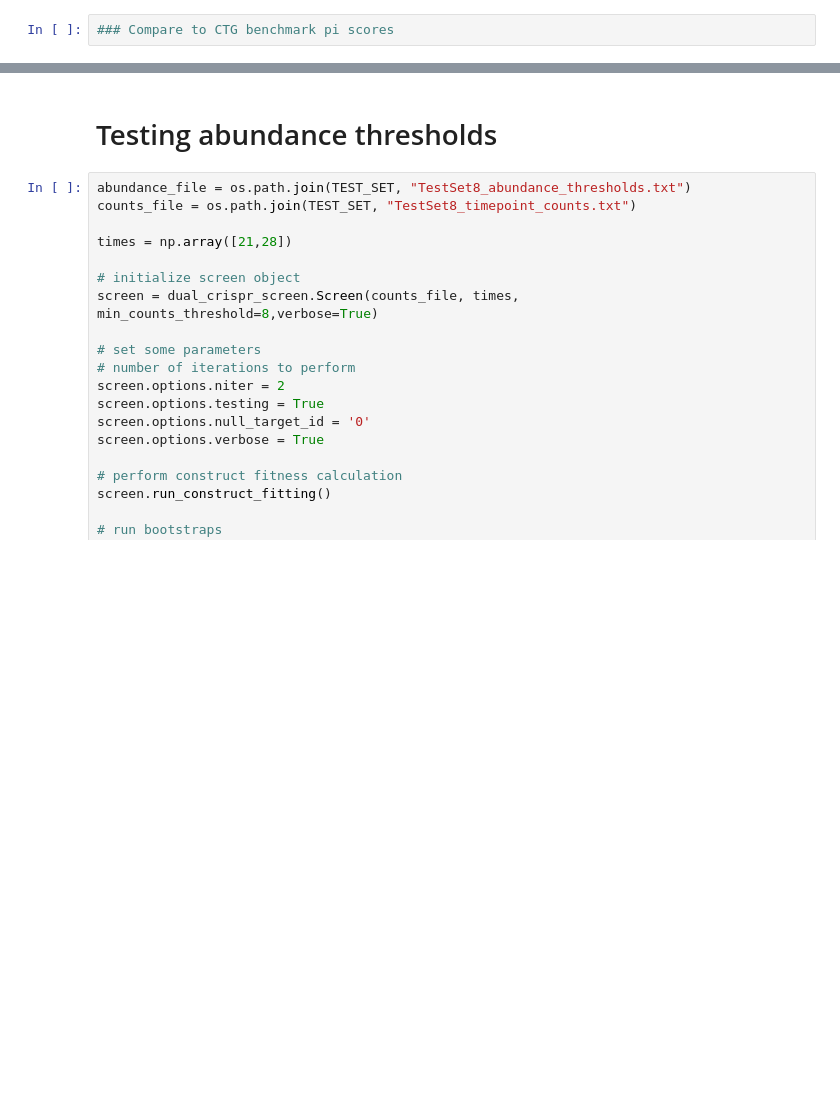
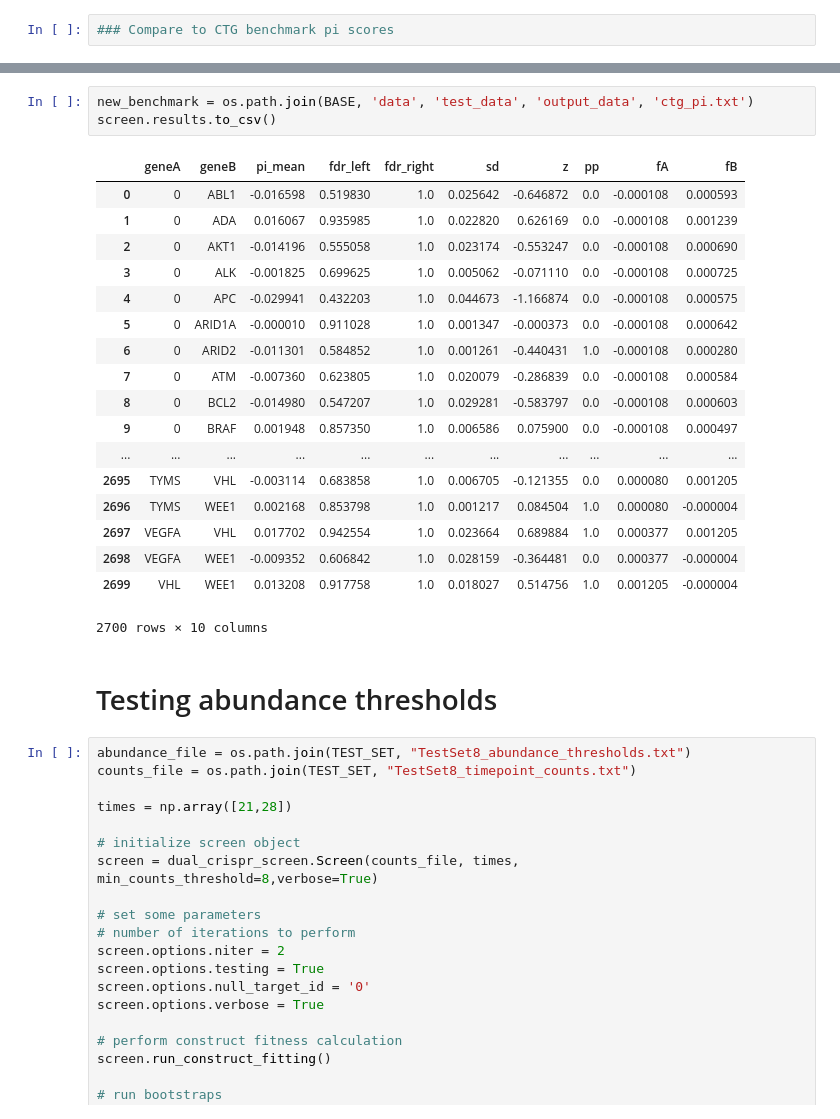
Before and after one commit to bpmunson/ctg, a Jupyter notebook: src/Example_Execution-Copy1.ipynb, the cells around one changed output, grey strips where cells are left out. Drawn from its saved outputs; the diff is of its cells as text; blank space fills up the shorter version.

```diff
--- a/src/Example_Execution-Copy1.ipynb
+++ b/src/Example_Execution-Copy1.ipynb
@@ -176,3 +153,25 @@ Error in axis_canvas(scatter, axis = "x") :
+# %%
+new_benchmark = os.path.join(BASE, 'data', 'test_data', 'output_data', 'ctg_pi.txt')
+screen.results.to_csv()
+# %% [output]
+|  | geneA | geneB | pi_mean | fdr_left | fdr_right | sd | z | pp | fA | fB |
+| 0 | 0 | ABL1 | -0.016598 | 0.519830 | 1.0 | 0.025642 | -0.646872 | 0.0 | -0.000108 | 0.000593 |
+| 1 | 0 | ADA | 0.016067 | 0.935985 | 1.0 | 0.022820 | 0.626169 | 0.0 | -0.000108 | 0.001239 |
+| 2 | 0 | AKT1 | -0.014196 | 0.555058 | 1.0 | 0.023174 | -0.553247 | 0.0 | -0.000108 | 0.000690 |
+| 3 | 0 | ALK | -0.001825 | 0.699625 | 1.0 | 0.005062 | -0.071110 | 0.0 | -0.000108 | 0.000725 |
+| 4 | 0 | APC | -0.029941 | 0.432203 | 1.0 | 0.044673 | -1.166874 | 0.0 | -0.000108 | 0.000575 |
+| 5 | 0 | ARID1A | -0.000010 | 0.911028 | 1.0 | 0.001347 | -0.000373 | 0.0 | -0.000108 | 0.000642 |
+| 6 | 0 | ARID2 | -0.011301 | 0.584852 | 1.0 | 0.001261 | -0.440431 | 1.0 | -0.000108 | 0.000280 |
+| 7 | 0 | ATM | -0.007360 | 0.623805 | 1.0 | 0.020079 | -0.286839 | 0.0 | -0.000108 | 0.000584 |
+| 8 | 0 | BCL2 | -0.014980 | 0.547207 | 1.0 | 0.029281 | -0.583797 | 0.0 | -0.000108 | 0.000603 |
+| 9 | 0 | BRAF | 0.001948 | 0.857350 | 1.0 | 0.006586 | 0.075900 | 0.0 | -0.000108 | 0.000497 |
+| ... | ... | ... | ... | ... | ... | ... | ... | ... | ... | ... |
+| 2695 | TYMS | VHL | -0.003114 | 0.683858 | 1.0 | 0.006705 | -0.121355 | 0.0 | 0.000080 | 0.001205 |
+| 2696 | TYMS | WEE1 | 0.002168 | 0.853798 | 1.0 | 0.001217 | 0.084504 | 1.0 | 0.000080 | -0.000004 |
+| 2697 | VEGFA | VHL | 0.017702 | 0.942554 | 1.0 | 0.023664 | 0.689884 | 1.0 | 0.000377 | 0.001205 |
+| 2698 | VEGFA | WEE1 | -0.009352 | 0.606842 | 1.0 | 0.028159 | -0.364481 | 0.0 | 0.000377 | -0.000004 |
+| 2699 | VHL | WEE1 | 0.013208 | 0.917758 | 1.0 | 0.018027 | 0.514756 | 1.0 | 0.001205 | -0.000004 |
+2700 rows × 10 columns
 # %% [markdown]
 # Testing abundance thresholds
 # %%
```
Also changed, not shown: parts of 5 cells of this notebook, 6 other files.
